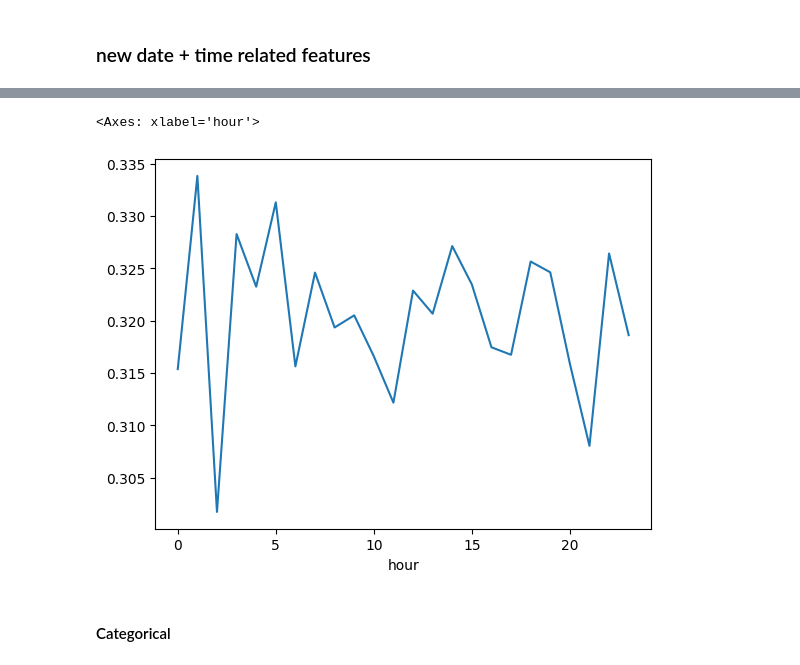
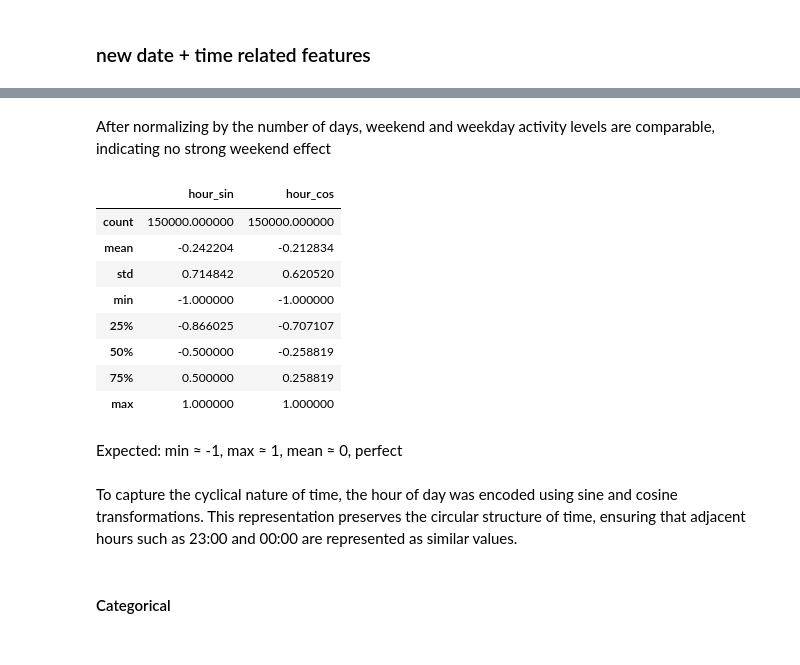
Before and after one commit to amaldu/uber-ride-cancellation-prediction, a Jupyter notebook: uber-analysis/notebooks/03_eda.ipynb, the cells around one changed output, grey strips where cells are left out. Drawn from its saved outputs; the diff is of its cells as text; code cells hidden in the pictures.

```diff
--- a/uber-analysis/notebooks/03_eda.ipynb
+++ b/uber-analysis/notebooks/03_eda.ipynb
@@ -524,5 +535,0 @@ data.groupby(['weekday', 'is_weekend']).size().unstack().plot(kind='bar', figsiz
-# %%
-data.groupby('hour')['is_cancelled'].mean().plot()
-# %% [output]
-<Axes: xlabel='hour'>
-[figure, removed]
@@ -533,3 +536,21 @@ interpret the plots and continue
+# %% [markdown]
+After normalizing by the number of days, weekend and weekday activity levels are comparable, indicating no strong weekend effect
+# %%
+data[["hour_sin", "hour_cos"]].describe()
+# %% [output]
+|  | hour_sin | hour_cos |
+| count | 150000.000000 | 150000.000000 |
+| mean | -0.242204 | -0.212834 |
+| std | 0.714842 | 0.620520 |
+| min | -1.000000 | -1.000000 |
+| 25% | -0.866025 | -0.707107 |
+| 50% | -0.500000 | -0.258819 |
+| 75% | 0.500000 | 0.258819 |
+| max | 1.000000 | 1.000000 |
+# %% [markdown]
+Expected: min ≈ -1, max ≈ 1, mean ≈ 0, perfect
+# %% [markdown]
+To capture the cyclical nature of time, the hour of day was encoded using sine and cosine transformations. This representation preserves the circular structure of time, ensuring that adjacent hours such as 23:00 and 00:00 are represented as similar values.
 # %% [markdown]
 #### Categorical
 # %%
```
Also changed, not shown: parts of 16 cells of this notebook, 1 other file.
